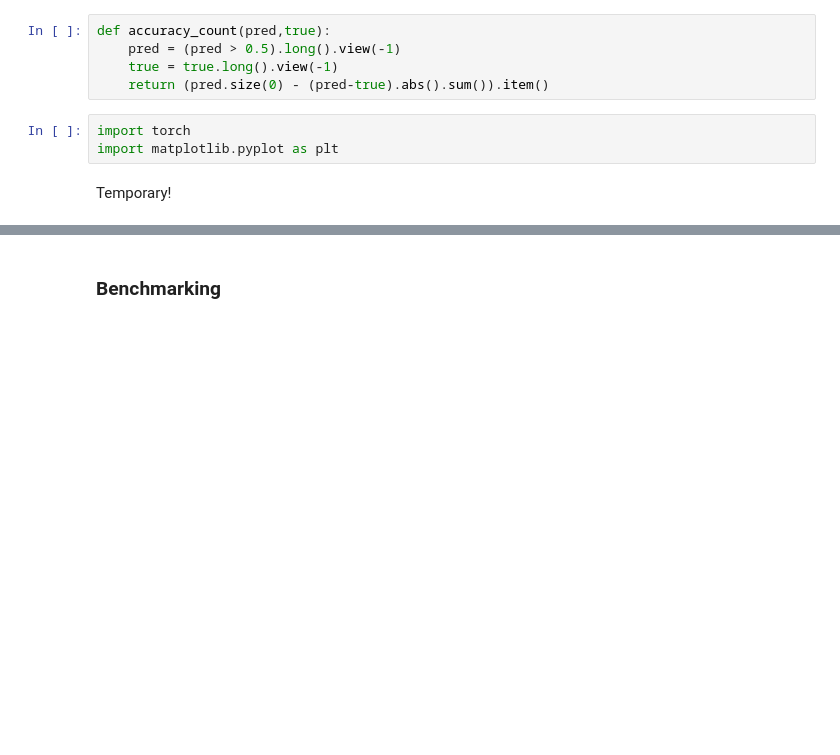
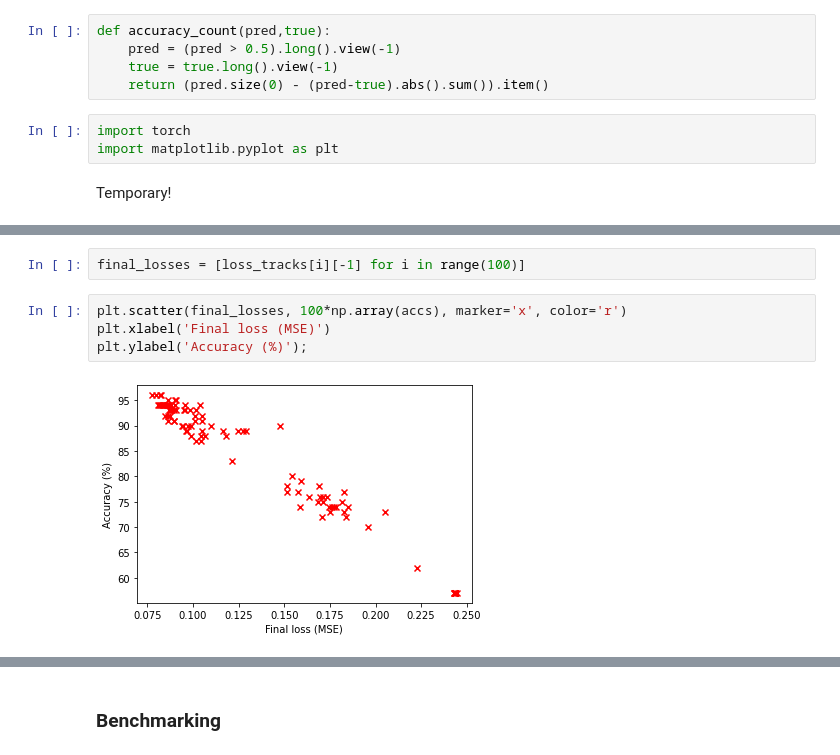
Before and after one commit to dexdx/DL_Projects, a Jupyter notebook: project_2.ipynb, the cells around one changed output, grey strips where cells are left out. Saved outputs shown, nothing was run; the diff lists cells and outputs as text; blank space fills up the shorter version.

```diff
--- a/project_2.ipynb
+++ b/project_2.ipynb
@@ -130,3 +134,11 @@ Loss: 0.15664047002792358
+# %%
+final_losses = [loss_tracks[i][-1] for i in range(100)]
+# %%
+plt.scatter(final_losses, 100*np.array(accs), marker='x', color='r')
+plt.xlabel('Final loss (MSE)')
+plt.ylabel('Accuracy (%)');
+# %% [output]
+[figure, added]
 # %%
 best_idx
 # %% [output]
```
Also changed, not shown: parts of 10 cells of this notebook.
